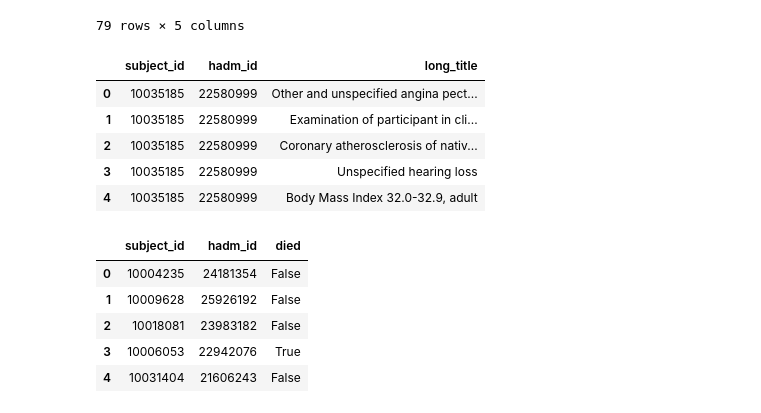
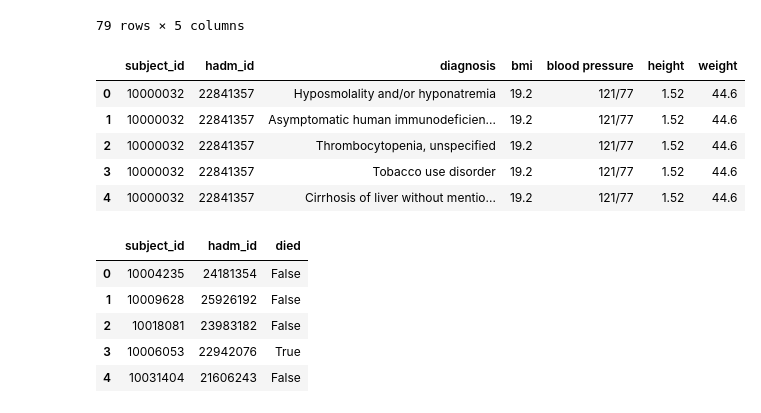
Before and after one commit to bizzfuzz/CHOP-comprehensive-hospital-outcome-prediction-system, a Jupyter notebook: CHOP.ipynb, the cells around one changed output. Cells and saved outputs as stored; diff of their text form; code cells hidden in the pictures.

```diff
--- a/CHOP.ipynb
+++ b/CHOP.ipynb
@@ -124,14 +124,18 @@ pivot_omr
 # %%
 merged_diagnoses= pd.merge(diagnoses, diagnoses2, on=['icd_code', 'icd_version'], how='left')
 merged_diagnoses.drop(["icd_code", "icd_version","seq_num"],axis=1,inplace=True)
+#rename long_title column to diagnosis
+merged_diagnoses.rename(columns={"long_title":"diagnosis"}, inplace=True)
+#merge diagnoseswith the pivot_omr dataframe using the subject_id column
+merged_diagnoses = pd.merge(merged_diagnoses, pivot_omr, on="subject_id", how="right")
 merged_diagnoses.head()
 # %% [output]
-|  | subject_id | hadm_id | long_title |
-| 0 | 10035185 | 22580999 | Other and unspecified angina pect... |
-| 1 | 10035185 | 22580999 | Examination of participant in cli... |
-| 2 | 10035185 | 22580999 | Coronary atherosclerosis of nativ... |
-| 3 | 10035185 | 22580999 | Unspecified hearing loss |
-| 4 | 10035185 | 22580999 | Body Mass Index 32.0-32.9, adult |
+|  | subject_id | hadm_id | diagnosis | bmi | blood pressure | height | weight |
+| 0 | 10000032 | 22841357 | Hyposmolality and/or hyponatremia | 19.2 | 121/77 | 1.52 | 44.6 |
+| 1 | 10000032 | 22841357 | Asymptomatic human immunodeficien... | 19.2 | 121/77 | 1.52 | 44.6 |
+| 2 | 10000032 | 22841357 | Thrombocytopenia, unspecified | 19.2 | 121/77 | 1.52 | 44.6 |
+| 3 | 10000032 | 22841357 | Tobacco use disorder | 19.2 | 121/77 | 1.52 | 44.6 |
+| 4 | 10000032 | 22841357 | Cirrhosis of liver without mentio... | 19.2 | 121/77 | 1.52 | 44.6 |
 # %%
 death_df=admissions[["subject_id","hadm_id","deathtime"]].copy()
 death_df["died"]=death_df["deathtime"].isna()==False
```
Also changed, not shown: parts of 9 cells of this notebook.
